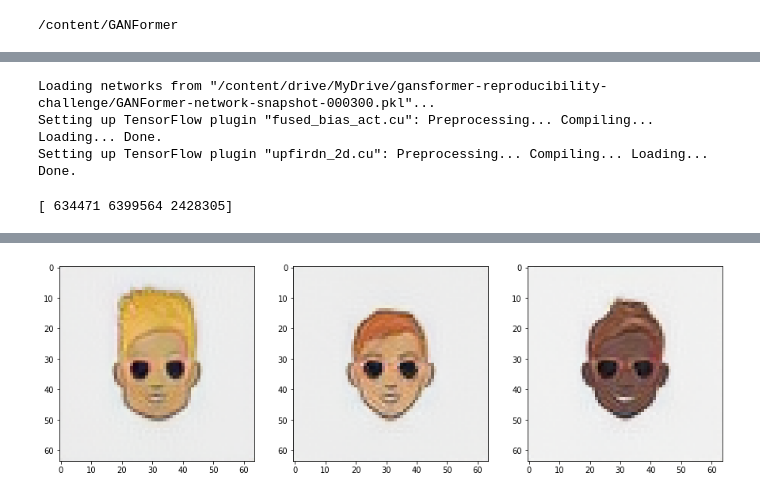
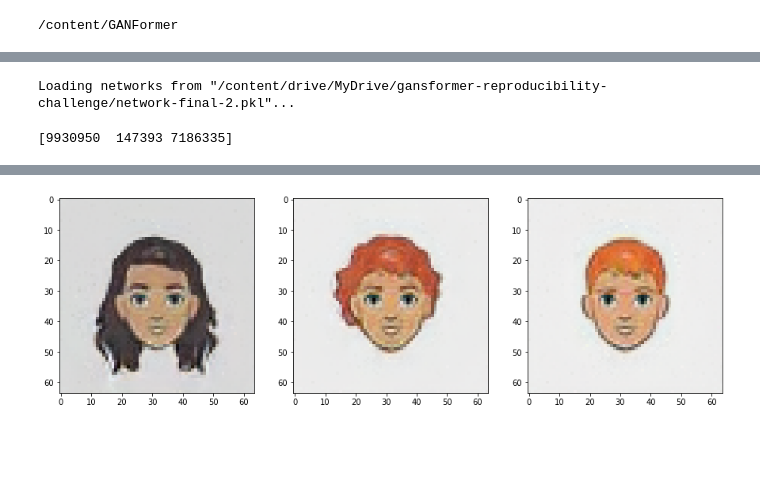
Before and after one commit to GiorgiaAuroraAdorni/gansformer-reproducibility-challenge, a Jupyter notebook: colab notebooks/Visualisation_GANFormer_plus_Stylegan2.ipynb, the cells around one changed output, grey strips where cells are left out. Drawn from its saved outputs; the diff is of its cells as text; code cells hidden in the pictures; blank space fills up the shorter version.

Commit message:
Now the visualisation code works with both stylegan and ganformer

```diff
--- a/colab notebooks/Visualisation_GANFormer_plus_Stylegan2.ipynb
+++ b/colab notebooks/Visualisation_GANFormer_plus_Stylegan2.ipynb
@@ -80,15 +76,17 @@ import imageio
 import cv2
 import pretrained_networks
 
-network_pkl = "/content/drive/MyDrive/gansformer-reproducibility-challenge/GANFormer-network-snapshot-000300.pkl"
+# network_pkl = "/content/drive/MyDrive/gansformer-reproducibility-challenge/GANFormer-network-snapshot-000300.pkl"
+# network_type = "ganformer"
+
+network_pkl = "/content/drive/MyDrive/gansformer-reproducibility-challenge/network-final-2.pkl"
+network_type = "stylegan2"
 
 print('Loading networks from "%s"...' % network_pkl)
 _G, _D, Gs = pretrained_networks.load_networks(network_pkl)
 noise_vars = [var for name, var in Gs.components.synthesis.vars.items() if name.startswith('noise')]
 # %% [output]
-Loading networks from "/content/drive/MyDrive/gansformer-reproducibility-challenge/GANFormer-network-snapshot-000300.pkl"...
-Setting up TensorFlow plugin "fused_bias_act.cu": Preprocessing... Compiling... Loading... Done.
-Setting up TensorFlow plugin "upfirdn_2d.cu": Preprocessing... Compiling... Loading... Done.
+Loading networks from "/content/drive/MyDrive/gansformer-reproducibility-challenge/network-final-2.pkl"...
 # %%
 # Generates a list of images, based on a list of latent vectors (Z), and a list (or a single constant) of truncation_psi's.
 def generate_images_in_w_space(dlatents, truncation_psi):
@@ -106,7 +104,7 @@ def generate_images_in_w_space(dlatents, truncation_psi):
         imgs.append(PIL.Image.fromarray(row_images[0], 'RGB'))
     return imgs
 
-def generate_images(zs, truncation_psi):
+def generate_images(zs, truncation_psi, network_type):
     Gs_kwargs = dnnlib.EasyDict()
     # Gs_kwargs.output_transform = dict(func=tflib.convert_images_to_uint8, nchw_to_nhwc=True)
     Gs_kwargs.randomize_noise = False
@@ -122,7 +120,15 @@ def generate_images(zs, truncation_psi):
 
         images = Gs.run(z, None, **Gs_kwargs) # [minibatch, height, width, channel]
 
-        res_images = np.transpose((images[0][0, :, :, :]), (1, 2, 0))
+        if network_type == 'ganformer':
+          res_images = np.transpose((images[0][0, :, :, :]), (1, 2, 0))
+
+        elif network_type == 'stylegan2':
+          res_images = np.transpose(images[0], (1, 2, 0))
+
+        else:
+          raise ValueError('Invalid network_type')
+
         res_images = (res_images - np.min(res_images))/np.ptp(res_images)
         imgs.append(res_images)
 
@@ -137,8 +143,8 @@ def generate_zs_from_seeds(seeds):
     return zs
 
 # Generates a list of images, based on a list of seed for latent vectors (Z), and a list (or a single constant) of truncation_psi's.
-def generate_images_from_seeds(seeds, truncation_psi):
-    return generate_images(generate_zs_from_seeds(seeds), truncation_psi)
+def generate_images_from_seeds(seeds, truncation_psi, network_type):
+    return generate_images(generate_zs_from_seeds(seeds), truncation_psi, network_type)
 
 def saveImgs(imgs, location):
   for idx, img in log_progress(enumerate(imgs), size = len(imgs), name="Saving images"):
@@ -183,20 +189,6 @@ def drawLatent(image,latents,x,y,x2,y2, color=(255,0,0,100)):
     h = clamp(h,cy-y2,y2-cy)
     draw.line((mx,cy,mx,cy+h),fill=color)
   return PIL.Image.alpha_composite(image,buffer)
-
-
-# def createImageGrid(images, scale=0.25, rows=1):
-#    w,h = images[0].size
-#    w = int(w*scale)
-#    h = int(h*scale)
-#    height = rows*h
-#    cols = ceil(len(images) / rows)
-#    width = cols*w
-#    canvas = PIL.Image.new('RGBA', (width,height), 'white')
-#    for i,img in enumerate(images):
-#      img = img.resize((w,h), PIL.Image.ANTIALIAS)
-#      canvas.paste(img, (w*(i % cols), h*(i // cols)))
-#    return canvas
 
 def convertZtoW(latent, truncation_psi=0.7, truncation_cutoff=9):
   dlatent = Gs.components.mapping.run(latent, None) # [seed, layer, component]
@@ -273,20 +265,20 @@ def log_progress(sequence, every=1, size=None, name='Items'):
 # %%
 # generate some random seeds
 seeds = np.random.randint(10000000, size=3)
 print(seeds)
 
 # show the seeds
-out = generate_images_from_seeds(seeds, 0.7)
+out = generate_images_from_seeds(seeds, 0.7, network_type)
 
-fig, ax = plt.subplots(1, len(seeds), figsize=(15,15*len(seeds)))
+fig, ax = plt.subplots(1, len(seeds), figsize=(15, 15*len(seeds)))
 for l_idx, l in enumerate(out):
   ax[l_idx].imshow(l)
 
 plt.show()
 # %% [output]
-[ 634471 6399564 2428305]
+[9930950  147393 7186335]
 [interactive output not drawn]
-[figure, old version]
+[figure, new version]
 # %%
 # Simple (Z) interpolation
 zs = generate_zs_from_seeds([5015289, 9148088])
```
Also changed, not shown: parts of 6 cells of this notebook.
